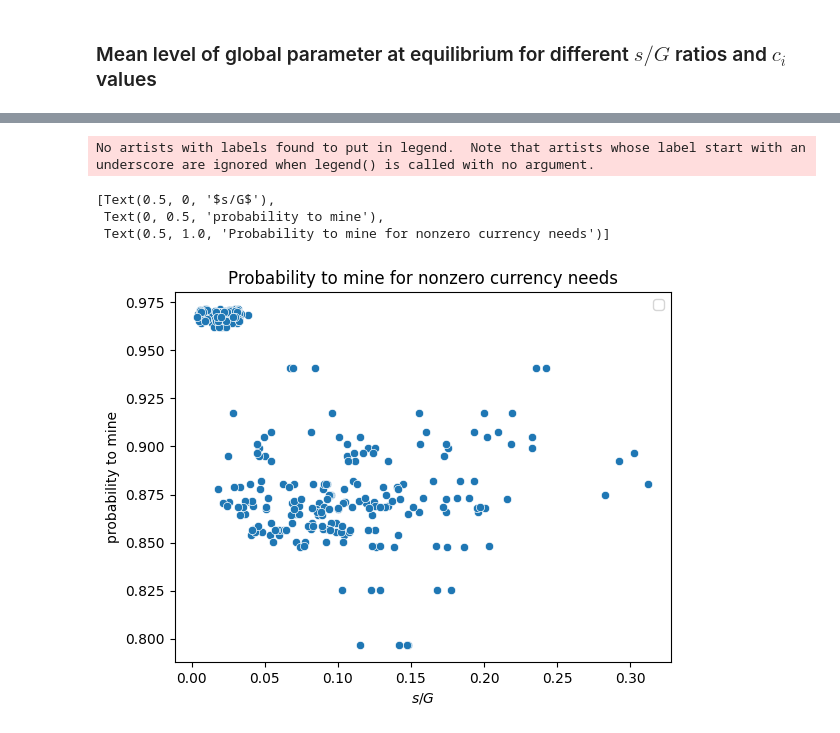
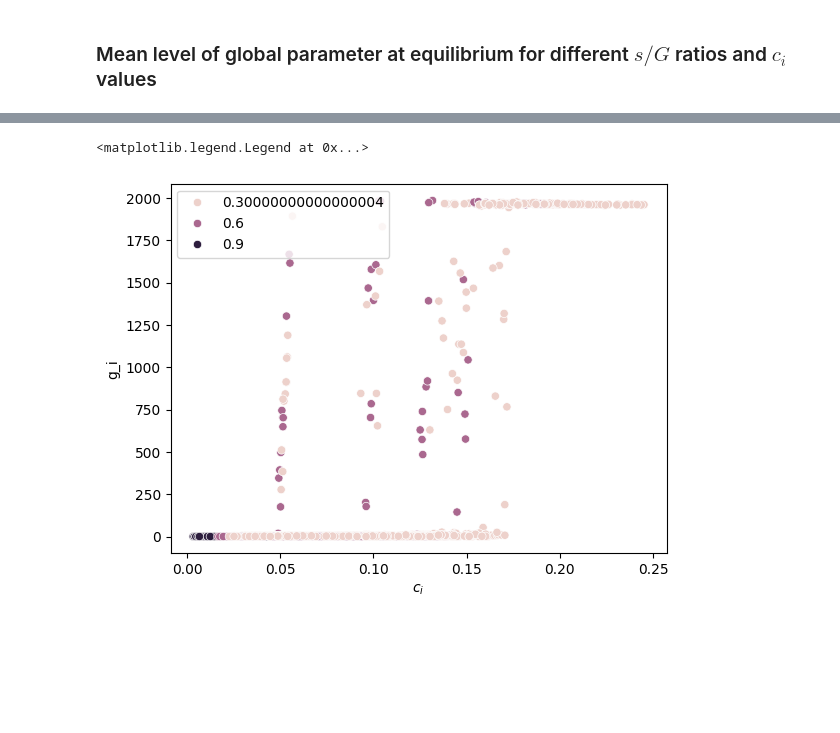
Before and after one commit to ethz-coss/multi_currency_system, a Jupyter notebook: eq_analysis.ipynb, the cells around one changed output, grey strips where cells are left out. Saved outputs shown, nothing was run; the diff lists cells and outputs as text; code cells hidden in the pictures; blank space fills up the shorter version.

```diff
--- a/eq_analysis.ipynb
+++ b/eq_analysis.ipynb
@@ -289,3 +317,5 @@ data = data[data['step'] > 2900]
 
 
 #data = pd.read_csv("equilibrium_vs_s_c_parallel_randG_N=10.csv", converters={'Global quantities': literal_eval})
+# %%
+data["miningCapacity"] = (data["m"] - data["c_tot"]) / data["G"]
@@ -292,21 +334,14 @@ data = data[data['step'] > 2900]
 # %% [markdown]
 ### Probability to mine vs. trade in dependence of $s/G$
 # %%
-
+N = 100
 m = 1.0
 #c = 0.4
 
 #filtered_data = filtered_data[filtered_data['G'] == 4]
-data["p_mine"] =  data["num mining"] / (data["num mining"] + data["num trades"])
+data["p_mine"] =  data["num mining"] / N #(data["num mining"] + data["num trades"])
 data["s/G"] = data["s"] / data["G"]
 
 data
 
 filtered_data = data[data['m'] == m]
-#plt.hist(data["p_mine"])
-#plt.hist(data["G"])
-subdat = filtered_data #[data["G"] == 5]
-#plt.hist(subdat["s/G"], bins = 100)
-
-#boxplot for effective mining amounts
-sns.boxplot(subdat, x="s/G", y = "p_mine", saturation = 1)
@@ -325,12 +357,14 @@ print(c_vals[0])
 s_vals = []
 c_values = []
 g_eq_vals = []
+g_sd_vals = []
 g_slope_vals = []
 r_vals = []
 c_ranges = []
 G_vals = []
 rep_vals = []
 t_eq_vals = []
+miningCaps = []
 
 c_tot_val = []
 
@@ -365,6 +399,7 @@ for idx, df in filtered_data.groupby(['s','c_tot','G']):
             s_vals.append(s)
             c_values.append(c_vals[i])
             g_eq_vals.append(np.mean(q_evol[:,i]))
+            g_sd_vals.append(np.max(q_evol[:,i]) - np.min(q_evol[:,i]))
             g_slope_vals.append(slope_vals[i])
             r_vals.append(r)
             G_vals.append(G)
@@ -372,6 +407,7 @@ for idx, df in filtered_data.groupby(['s','c_tot','G']):
             rep_vals.append(r)
             t_eq_vals.append(max(0.0, 10.0 - np.mean(t_evol[:,i])))
             p_mine_vals.append(np.mean(df_sub["p_mine"]))
+            miningCaps.append((1-c)/G)
 
 c_values
 
@@ -385,11 +421,14 @@ dictData = {
     "c_tot": c_tot_val,
     "r": rep_vals,
     "t_i": t_eq_vals,
-    "p_mine": p_mine_vals
+    "p_mine": p_mine_vals,
+    "slope": g_slope_vals,
+    "g_sd": g_sd_vals
 }
 
 
 df = pd.DataFrame(dictData)
 
 df["$s/G$"] = df['s'] / df['G']
+df["miningCapacity"] = (1 - df["c_tot"]) #/ df["G"]
 # %% [output]
@@ -428,0 +473,7 @@ ax.set(xlabel='$c_i$', ylabel='final $g_i$ value', title='mean of each global pa
+# %%
+fig, ax = plt.subplots()
+subdat = df #[df["$s/G$"] == 0.2]
+#subdat = subdat[subdat["$s/G$"] < subdat["$c_i$"]]
+#subdat = subdat[subdat["t_i"] > 0]
+#df["p_trade"] = np.full(len(df["p_mine"]),1) - df["p_mine"]
+sns.scatterplot(subdat, x="$c_i$", y = "slope", ax=ax, hue = "$s/G$")
@@ -429,21 +483,18 @@ ax.set(xlabel='$c_i$', ylabel='final $g_i$ value', title='mean of each global pa
 # %%
 ### avg probability of mining
 fig, ax = plt.subplots()
-subdat = df[df["$s/G$"] == 0.24]
+#subdat = df[df["$s/G$"] == 0.05]
 #subdat = df[df["$s/G$"] < df["$c_i$"]]
 subdat = subdat[subdat["t_i"] > 0]
 df["p_trade"] = np.full(len(df["p_mine"]),1) - df["p_mine"]
-sns.scatterplot(subdat, x="$c_i$", y = "p_mine", ax=ax)
+sns.scatterplot(subdat, x="$c_i$", y = "g_i", ax=ax, hue="miningCapacity")
 
 
 #ax.plot(np.full(1000, s/G), np.linspace(0,2000, 1000), ls="dotted", color = "Blue", label="$s / G$")
 #ax.plot(np.linspace(0, 0.4, 10), np.full(10, 2000), ls="dotted", color = "Black", label="$Threshold \gamma$")
 
 plt.legend()
 #ax.set(xlabel='$s/G$', ylabel="probability to mine", title='Probability to mine for nonzero currency needs')
 # %% [output]
-No artists with labels found to put in legend.  Note that artists whose label start with an underscore are ignored when legend() is called with no argument.
+<matplotlib.legend.Legend at 0x...>
-[Text(0.5, 0, '$s/G$'),
- Text(0, 0.5, 'probability to mine'),
- Text(0.5, 1.0, 'Probability to mine for nonzero currency needs')]
-[figure, old version]
+[figure, new version]
```
Also changed, not shown: parts of 22 cells of this notebook, 19 other files.
